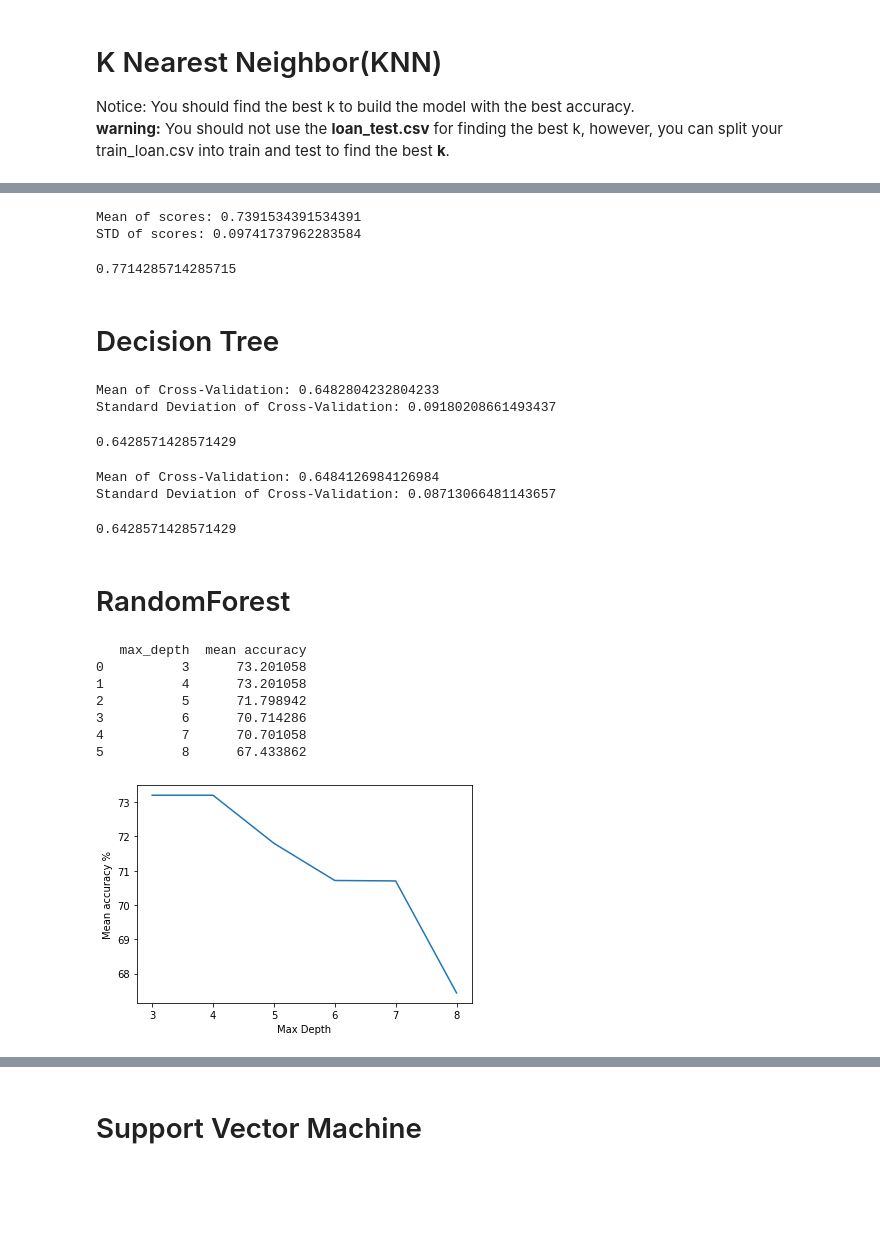
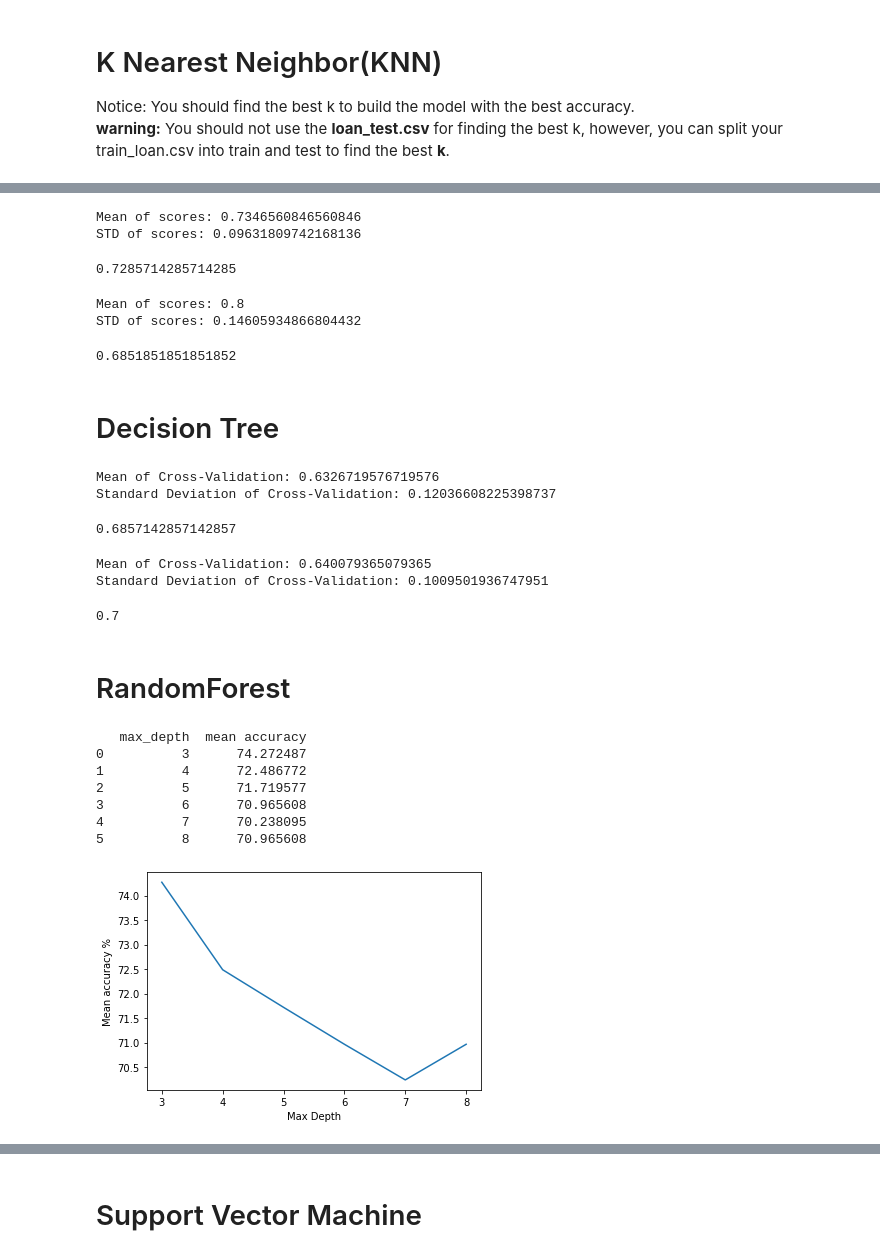
Before and after one commit to orbti/Coursera-Machine-Learning-Final-Project, a Jupyter notebook: ML0101EN-Proj-Loan-py-v1.ipynb, the cells around one changed output, grey strips where cells are left out. Drawn from its saved outputs; the diff is of its cells as text; code cells hidden in the pictures; blank space fills up the shorter version.

```diff
--- a/ML0101EN-Proj-Loan-py-v1.ipynb
+++ b/ML0101EN-Proj-Loan-py-v1.ipynb
@@ -307,93 +350,103 @@ plt.show()
 # %%
 #Select n_neighbors of 5 for KNN
-knn_5 = Pipeline([
+pipe_knn = Pipeline([
     ('scaler', StandardScaler()),
     ('KNN', KNeighborsClassifier(n_neighbors=5))
 ])
 
-knn_5.fit(X_train, y_train)
-scores = cross_val_score(knn_5, X_train, y_train, cv=10)
+knn_model = pipe_knn.fit(X_train, y_train)
+scores = cross_val_score(knn_model, X_train, y_train, cv=10)
 print(f'Mean of scores: {np.mean(scores)}')
 print(f'STD of scores: {np.std(scores)}')
 
-knn_5.score(X_test, y_test)
+knn_model.score(X_test, y_test)
 # %% [output]
-Mean of scores: 0.7391534391534391
-STD of scores: 0.09741737962283584
+Mean of scores: 0.7346560846560846
+STD of scores: 0.09631809742168136
-0.7714285714285715
+0.7285714285714285
+# %%
+scores = cross_val_score(knn_model, test_X, test_y, cv=10)
+print(f'Mean of scores: {np.mean(scores)}')
+print(f'STD of scores: {np.std(scores)}')
+
+knn_model.score(test_X, test_y)
+# %% [output]
+Mean of scores: 0.8
+STD of scores: 0.14605934866804432
+0.6851851851851852
 # %% [markdown]
 # Decision Tree
 # %%
 tree_entropy = Pipeline([
     ('scaler', StandardScaler()),
-    ('tree', DecisionTreeClassifier(criterion='entropy', random_state=42))
+    ('tree', DecisionTreeClassifier(criterion='entropy'))
 ])
 
-tree_entropy.fit(X_train, y_train)
+tree_entropy = tree_entropy.fit(X_train, y_train)
 scores = cross_val_score(tree_entropy, X_train, y_train, cv=10)
 print(f'Mean of Cross-Validation: {scores.mean()}')
 print(f'Standard Deviation of Cross-Validation: {scores.std()}')
 
 tree_entropy.score(X_test, y_test)
 # %% [output]
-Mean of Cross-Validation: 0.6482804232804233
-Standard Deviation of Cross-Validation: 0.09180208661493437
+Mean of Cross-Validation: 0.6326719576719576
+Standard Deviation of Cross-Validation: 0.12036608225398737
-0.6428571428571429
+0.6857142857142857
 # %%
 tree_gini = Pipeline([
     ('scaler', StandardScaler()),
-    ('tree', DecisionTreeClassifier(criterion='gini', random_state=42))
+    ('tree', DecisionTreeClassifier(criterion='gini'))
 ])
 
-tree_gini.fit(X_train, y_train)
+tree_gini = tree_gini.fit(X_train, y_train)
 scores = cross_val_score(tree_gini, X_train, y_train, cv=10)
 print(f'Mean of Cross-Validation: {scores.mean()}')
 print(f'Standard Deviation of Cross-Validation: {scores.std()}')
 
 tree_gini.score(X_test, y_test)
 # %% [output]
-Mean of Cross-Validation: 0.6484126984126984
-Standard Deviation of Cross-Validation: 0.08713066481143657
+Mean of Cross-Validation: 0.640079365079365
+Standard Deviation of Cross-Validation: 0.1009501936747951
-0.6428571428571429
+0.7
 # %% [markdown]
 # RandomForest
 # %%
 mean_accuracy = []
 
 for i in [3, 4, 5, 6, 7, 8]:
     pipe = Pipeline([
         ('scaler', StandardScaler()),
-        ('tree', RandomForestClassifier(random_state=42, max_depth=i))
+        ('tree', RandomForestClassifier(max_depth=i))
     ])
 
     pipe.fit(X_train, y_train)
     scores = cross_val_score(pipe, X_train, y_train, cv=10)
     mean_accuracy.append(scores.mean())
 
 
 max_depth_df = pd.DataFrame([3, 4, 5, 6, 7, 8])
 max_depth_df.rename({0:'max_depth'}, axis=1, inplace=True)
 
 mean_accuracy_df = pd.DataFrame(mean_accuracy)*100
 mean_accuracy_df.rename({0:'mean accuracy'}, axis=1, inplace=True)
 
 to_plot = pd.concat([max_depth_df, mean_accuracy_df], axis=1)
 
 print(to_plot)
 
 plt.plot(to_plot['max_depth'], to_plot['mean accuracy'])
 plt.xlabel('Max Depth')
 plt.ylabel('Mean accuracy %')
 plt.show()
 # %% [output]
    max_depth  mean accuracy
-0          3      73.201058
-1          4      73.201058
-2          5      71.798942
-3          6      70.714286
-4          7      70.701058
-5          8      67.433862
+0          3      74.272487
+1          4      72.486772
+2          5      71.719577
+3          6      70.965608
+4          7      70.238095
+5          8      70.965608
-[figure, old version]
+[figure, new version]
 # %%
 mean_accuracy = []
 
```
Also changed, not shown: parts of 36 cells of this notebook.
